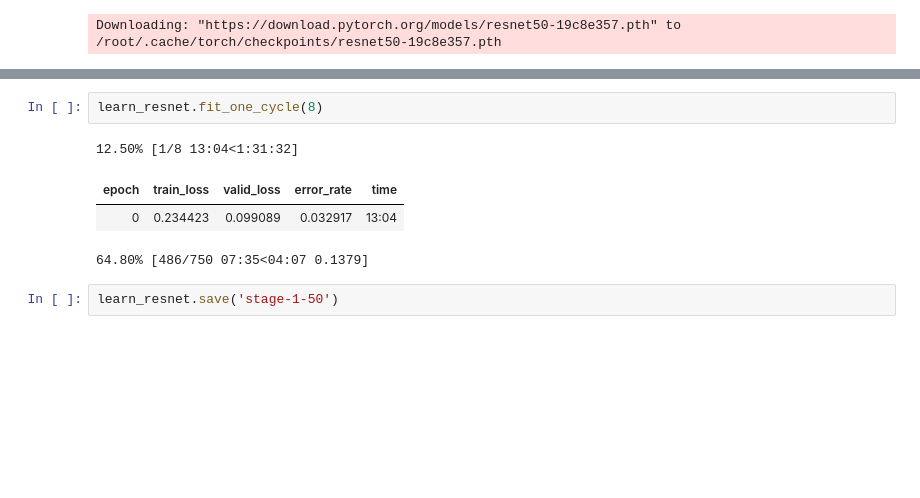
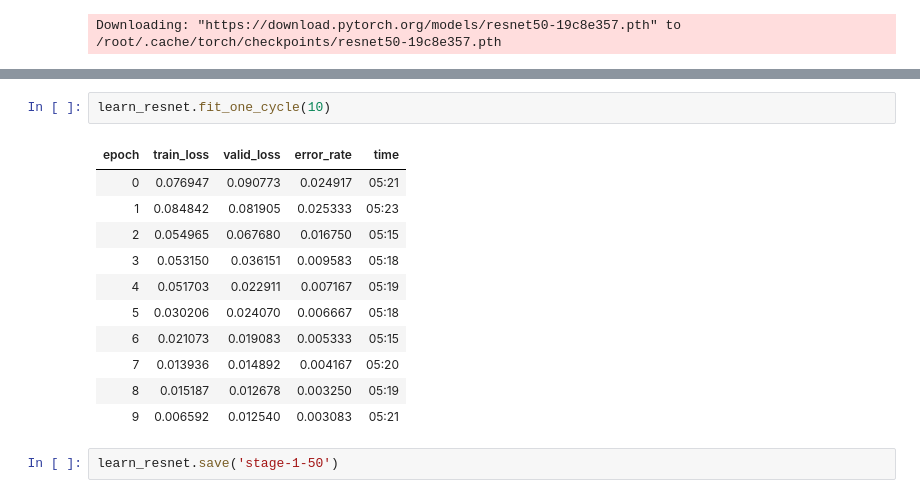
Before and after one commit to dinesh19aug/fastai-course, a Jupyter notebook: lesson1_mnist.ipynb, the cells around one changed output, grey strips where cells are left out. Cells and saved outputs as stored; diff of their text form; blank space fills up the shorter version.

```diff
--- a/lesson1_mnist.ipynb
+++ b/lesson1_mnist.ipynb
@@ -255,10 +257,17 @@ LR Finder is complete, type {learner_name}.recorder.plot() to see the graph.
 # %%
-learn_resnet.fit_one_cycle(8)
+learn_resnet.fit_one_cycle(10)
 # %% [output]
-12.50% [1/8 13:04<1:31:32]
 | epoch | train_loss | valid_loss | error_rate | time |
-| 0 | 0.234423 | 0.099089 | 0.032917 | 13:04 |
+| 0 | 0.076947 | 0.090773 | 0.024917 | 05:21 |
+| 1 | 0.084842 | 0.081905 | 0.025333 | 05:23 |
+| 2 | 0.054965 | 0.067680 | 0.016750 | 05:15 |
+| 3 | 0.053150 | 0.036151 | 0.009583 | 05:18 |
+| 4 | 0.051703 | 0.022911 | 0.007167 | 05:19 |
+| 5 | 0.030206 | 0.024070 | 0.006667 | 05:18 |
+| 6 | 0.021073 | 0.019083 | 0.005333 | 05:15 |
+| 7 | 0.013936 | 0.014892 | 0.004167 | 05:20 |
+| 8 | 0.015187 | 0.012678 | 0.003250 | 05:19 |
+| 9 | 0.006592 | 0.012540 | 0.003083 | 05:21 |
-64.80% [486/750 07:35<04:07 0.1379]
 # %%
 learn_resnet.save('stage-1-50')
 # %% [markdown]
```
Also changed, not shown: parts of 5 cells of this notebook.
